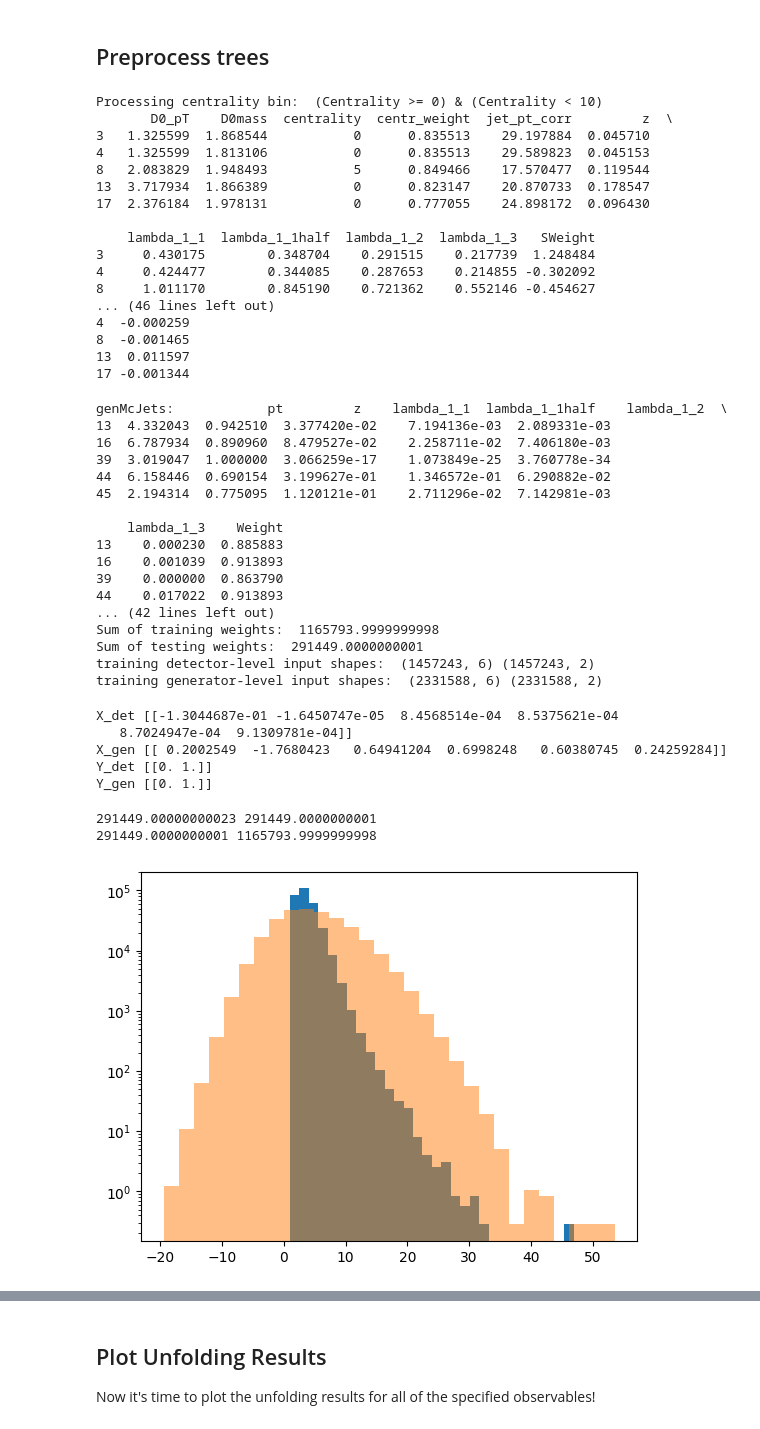
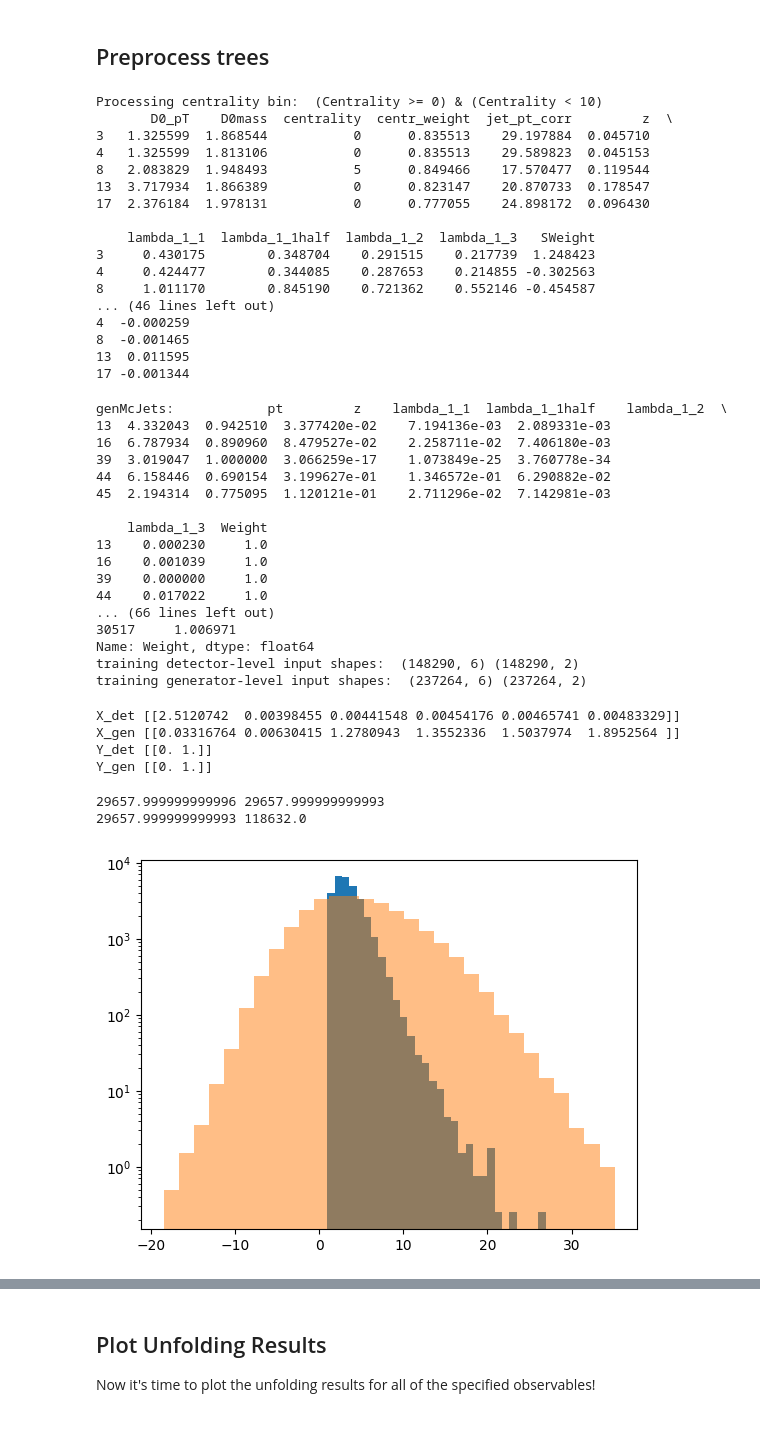
Before and after one commit to aprozo/star, a Jupyter notebook: unfold/Tanmay/Omnifold.ipynb, the cells around one changed output, grey strips where cells are left out. Saved outputs shown, nothing was run; the diff lists cells and outputs as text; code cells hidden in the pictures.

```diff
--- a/unfold/Tanmay/Omnifold.ipynb
+++ b/unfold/Tanmay/Omnifold.ipynb
@@ -216,7 +216,7 @@ def getSimJetFinderEfficiency(pt, centralityBin): #centralityBin = 0 (0-10%) , 1
 # %%
 
 centralityCuts = ["(Centrality >= {}) & (Centrality < {})".format(centralityBins[i], centralityBins[i+1]) for i in range(len(centralityBins)-1)]
-nEvents=10000000
+nEvents=1000000
 
 # make centrality dependent analysis
 print("Processing centrality bin: ", centralityCuts[0])
@@ -266,19 +266,19 @@ Processing centrality bin:  (Centrality >= 0) & (Centrality < 10)
 17  2.376184  1.978131           0      0.777055    24.898172  0.096430
 
     lambda_1_1  lambda_1_1half  lambda_1_2  lambda_1_3   SWeight
-3     0.430175        0.348704    0.291515    0.217739  1.248484
-4     0.424477        0.344085    0.287653    0.214855 -0.302092
-8     1.011170        0.845190    0.721362    0.552146 -0.454627
+3     0.430175        0.348704    0.291515    0.217739  1.248423
+4     0.424477        0.344085    0.287653    0.214855 -0.302563
+8     1.011170        0.845190    0.721362    0.552146 -0.454587
 ... (46 lines left out)
 4  -0.000259
 8  -0.001465
-13  0.011597
+13  0.011595
 17 -0.001344
 # %%
 
 genMcJets = sim_mc_reco.iloc[:,0:6]
 genMcJets.rename(columns={"McJetPt": "pt", "McJetD0Z": "z",  "McJetLambda_1_1": "lambda_1_1", "McJetLambda_1_1half": "lambda_1_1half", "McJetLambda_1_2": "lambda_1_2", "McJetLambda_1_3": "lambda_1_3"}, inplace=True)
-genMcJets["Weight"] = sim_mc_reco["Weight"] # np.ones(genMcJets.shape[0])
+genMcJets["Weight"] = np.ones(genMcJets.shape[0])
 
 
 recoMcJets = sim_mc_reco.iloc[:,6:12]
@@ -306,29 +306,23 @@ print("trainReco : ", trainReco.head(5))
 print("trainGen : ",trainGen.head(5))
 
 
-# trainWts = trainGen["Weight"]
-# trainWts = trainWts/trainWts.mean()
-# print("Sum of training weights: ", trainWts.sum())
-
-# testWts = testGen["Weight"]
-# testWts = testWts/testWts.mean()
-# testGen["Weight"] = testWts
-# testReco["Weight"] = testWts
-# print("Sum of testing weights: ", testWts.sum())
-
-
 trainWts = trainGen["Weight"]
 trainWts = trainWts/trainWts.mean()
-trainGen["Weight"] = np.ones(trainGen.shape[0])
-trainReco["Weight"] = trainWts
+# trainGen["Weight"] = np.ones(trainGen.shape[0])
+# trainReco["Weight"] = trainWts
 print("Sum of training weights: ", trainWts.sum())
 
-testWts = testGen["Weight"]
+testWts = testReco["Weight"]
 testWts = testWts/testWts.mean()
-testGen["Weight"] = np.ones(testGen.shape[0])
+# testGen["Weight"] = np.ones(testGen.shape[0])
+testGen["Weight"] = testWts
 testReco["Weight"] = testWts
 print("Sum of testing weights: ", testWts.sum())
 
+print("TrainGen[""Weight""] = ", trainGen["Weight"].head())
+print("TrainReco[""Weight""] = ", trainReco["Weight"].head())
+print("TestGen[""Weight""] = ", testGen["Weight"].head())
+print("TestReco[""Weight""] = ", testReco["Weight"].head())
 
 scaler = StandardScaler()
 
@@ -354,16 +348,16 @@ genMcJets:            pt         z    lambda_1_1  lambda_1_1half    lambda_1_2
 44  6.158446  0.690154  3.199627e-01    1.346572e-01  6.290882e-02
 45  2.194314  0.775095  1.120121e-01    2.711296e-02  7.142981e-03
 
-    lambda_1_3    Weight
-13    0.000230  0.885883
-16    0.001039  0.913893
-39    0.000000  0.863790
-44    0.017022  0.913893
-... (42 lines left out)
-Sum of training weights:  1165793.9999999998
-Sum of testing weights:  291449.0000000001
-training detector-level input shapes:  (1457243, 6) (1457243, 2)
-training generator-level input shapes:  (2331588, 6) (2331588, 2)
+    lambda_1_3  Weight
+13    0.000230     1.0
+16    0.001039     1.0
+39    0.000000     1.0
+44    0.017022     1.0
+... (66 lines left out)
+30517     1.006971
+Name: Weight, dtype: float64
+training detector-level input shapes:  (148290, 6) (148290, 2)
+training generator-level input shapes:  (237264, 6) (237264, 2)
 # %%
 print ("X_det" , X_det[:1])
 print ("X_gen" , X_gen[:1])
@@ -371,17 +365,13 @@ print ("X_gen" , X_gen[:1])
 print ("Y_det" , Y_det[:1])
 print ("Y_gen" , Y_gen[:1])
 # %% [output]
-X_det [[-1.3044687e-01 -1.6450747e-05  8.4568514e-04  8.5375621e-04
-   8.7024947e-04  9.1309781e-04]]
-X_gen [[ 0.2002549  -1.7680423   0.64941204  0.6998248   0.60380745  0.24259284]]
+X_det [[2.5120742  0.00398455 0.00441548 0.00454176 0.00465741 0.00483329]]
+X_gen [[0.03316764 0.00630415 1.2780943  1.3552336  1.5037974  1.8952564 ]]
 Y_det [[0. 1.]]
 Y_gen [[0. 1.]]
 # %%
 # reweight the sim and data to have the same total weight to begin with
 nData, nEmbedding = np.count_nonzero(Y_det[:,1]), np.count_nonzero(Y_det[:,0])
-
-#wData = np.ones(nData)
-#wEmbedding = nData/float(nEmbedding)*np.ones(nEmbedding)
 
 wData = testWts.to_numpy()
 wEmbedding = (np.sum(wData)/trainWts.sum()*trainWts).to_numpy()
@@ -397,34 +387,34 @@ plt.yscale("log")
 now = datetime.now()
 nownow = now.strftime("%d-%m-%Y_%H-%M-%S")
 
 folderPath = "savedModels/savedModel_"
 unfoldingWeightsFilename = f"{folderPath}/unfoldingWeights"
 #logdir = "logs/"+nownow
 
 lossFunc="categorical_crossentropy"
 optimizer="adam"
 metricList=["accuracy"]
 #weightedMetricList = ["categorical_crossentropy"]
 weightedMetricList = []
 
 patience=5
 
 validationSize = 0.2
 nEpochs = 100
-batchSize = 1048
+batchSize = 2048
 
 inputShape = X_det.shape[1:]
 
 det_history = []
 gen_history = []
 w_sim = [wEmbedding]
 nIter = 3
 
 weightClipMin = 0.
 weightClipMax = np.inf
 
 loadWeights = False
 # %% [output]
-291449.00000000023 291449.0000000001
-291449.0000000001 1165793.9999999998
+29657.999999999996 29657.999999999993
+29657.999999999993 118632.0
-[figure, old version]
+[figure, new version]
```
Also changed, not shown: parts of 10 cells of this notebook, 2 other files.
